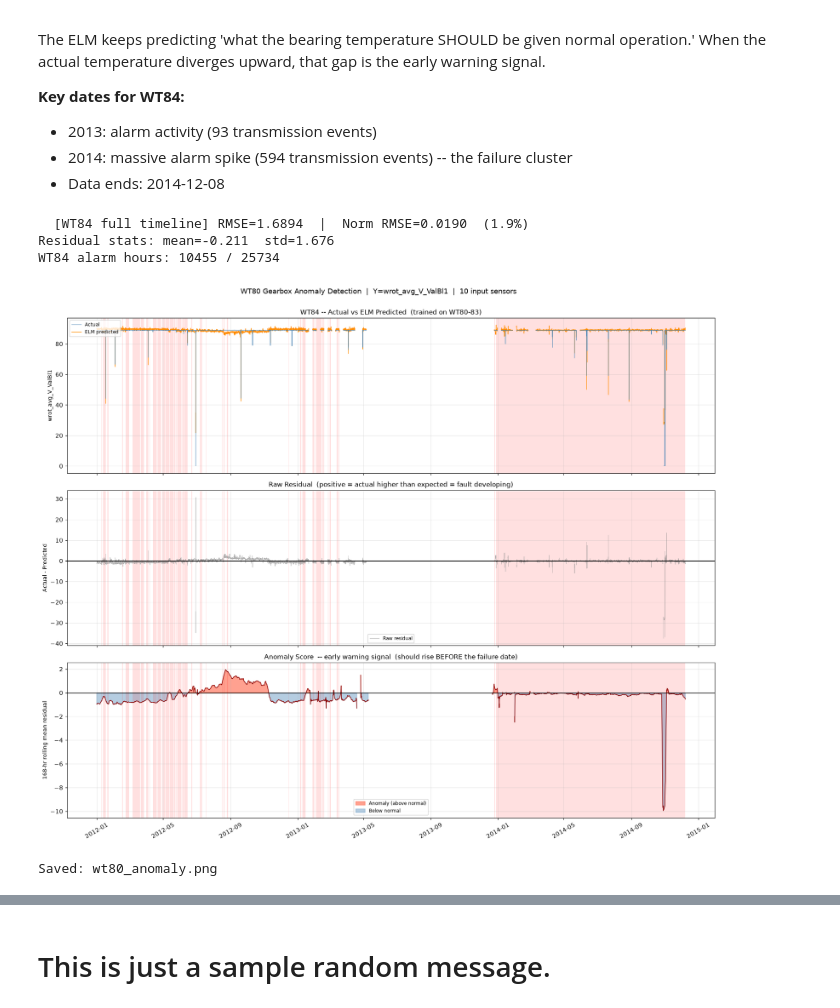
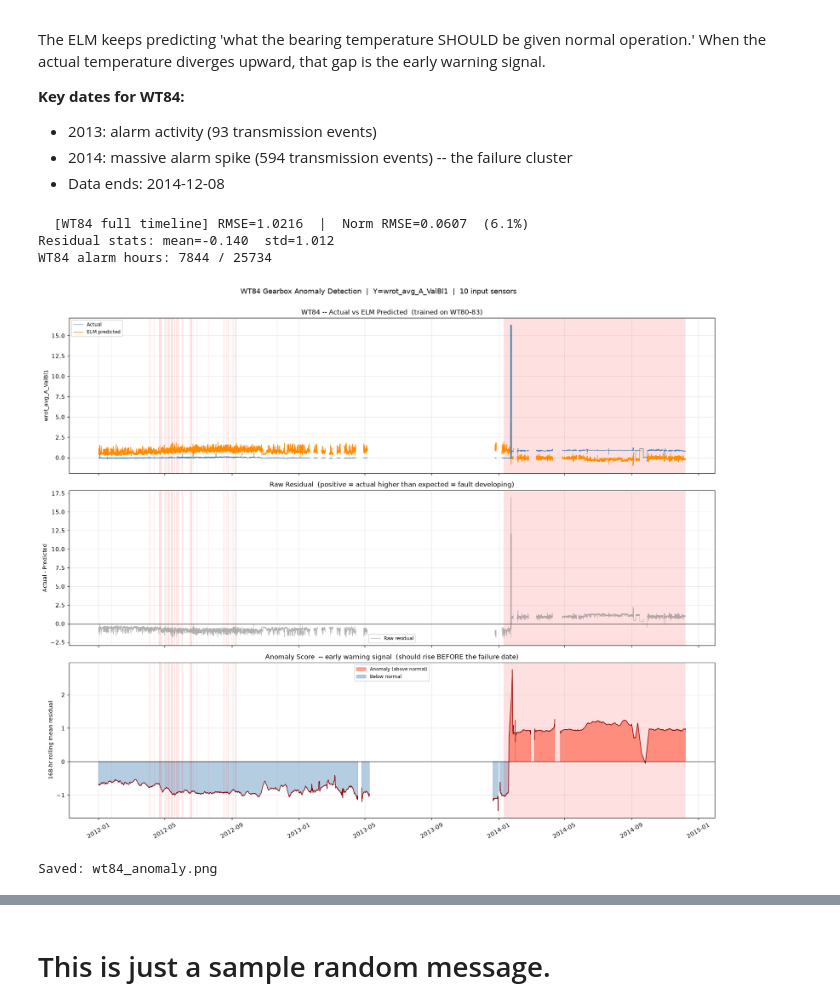
Before and after one commit to madisettydharmadeep-ai/dt-wind-sense, a Jupyter notebook: FUHRLANDER GITHUB REPO/python_pipeline.ipynb, the cells around one changed output, grey strips where cells are left out. Cells and saved outputs as stored; diff of their text form; code cells hidden in the pictures.

Commit message:
feat: rebuild causal pipeline (raw 5-min features, data checks, causal prep)

```diff
--- a/FUHRLANDER GITHUB REPO/python_pipeline.ipynb
+++ b/FUHRLANDER GITHUB REPO/python_pipeline.ipynb
@@ -18,8 +18,8 @@ warnings.filterwarnings('ignore')
 
 # -- CHANGE THESE -----------------------------------------------------------
 DATASET_PATH = r"C:\Eminds pros\E-minds projects\fuhrlander\FUHRLANDER GITHUB REPO\dataset"
-TRAIN_IDS     = [81, 82, 83]       # turbines used for training
-TEST_ID       = 80            # turbine to run anomaly detection on
+TRAIN_IDS     = [80, 81, 82, 83]       # turbines used for training
+TEST_ID       = 84            # turbine to run anomaly detection on
 
 RESAMPLE_FREQ = "1h"                   # resample raw 5-min data to this
 RF_TREES      = 100                    # random forest trees per phase
@@ -28,8 +28,12 @@ ELM_K_RANGE   = [25, 50, 75, 100, 125, 150]  # hidden-neuron counts to try
 
 FAILURE_DATE  = None          # WT84 gearbox failure (approx)
 ANOMALY_WINDOW = 24 * 7               # rolling window in hours (1 week)
+
+SAVE_FREQ     = "5min"                # SAVED feature CSVs = RAW 5-min (for causal/window pipeline)
+OUTPUT_DIR    = r"C:\Eminds pros\E-minds projects\fuhrlander\FUHRLANDER GITHUB REPO\output"
 # ---------------------------------------------------------------------------
 
+os.makedirs(OUTPUT_DIR, exist_ok=True)
 plt.rcParams.update({'figure.dpi': 110, 'font.size': 10,
                       'axes.grid': True, 'grid.alpha': 0.3})
 print('Config OK')
@@ -389,9 +392,9 @@ rmse84, nrmse84 = elm.evaluate(X_wt84[ok84], y_wt84[ok84], label='WT84 full time
 print(f'Residual stats: mean={residual[ok84].mean():.3f}  std={residual[ok84].std():.3f}')
 print(f'WT84 alarm hours: {int(alarm_series.sum())} / {len(alarm_series)}')
 # %% [output]
-  [WT84 full timeline] RMSE=1.6894  |  Norm RMSE=0.0190  (1.9%)
-Residual stats: mean=-0.211  std=1.676
-WT84 alarm hours: 10455 / 25734
+  [WT84 full timeline] RMSE=1.0216  |  Norm RMSE=0.0607  (6.1%)
+Residual stats: mean=-0.140  std=1.012
+WT84 alarm hours: 7844 / 25734
 # %%
 fig, axs = plt.subplots(3, 1, figsize=(16, 13), sharex=True)
 failure = pd.Timestamp(FAILURE_DATE) if FAILURE_DATE else None
@@ -412,35 +415,35 @@ ax = axs[1]
 ax.plot(ts_wt84, residual, lw=0.5, color='grey', alpha=0.6, label='Raw residual')
 ax.axhline(0, color='black', lw=0.8)
 for s, e in zip(alarm_starts, alarm_ends):
     ax.axvspan(s, e, color='red', alpha=0.12, linewidth=0)
 if failure: ax.axvline(failure, color='red', lw=1.5, linestyle='--')
 ax.set_ylabel('Actual - Predicted', fontsize=9)
 ax.set_title('Raw Residual  (positive = actual higher than expected = fault developing)', fontsize=11)
 ax.legend(fontsize=8)
 
 # ---- Panel 3: Rolling anomaly score ---------------------------------------
 ax = axs[2]
 ax.fill_between(ts_wt84, 0, anomaly_score,
                 where=anomaly_score > 0, color='tomato',  alpha=0.6, label='Anomaly (above normal)')
 ax.fill_between(ts_wt84, 0, anomaly_score,
                 where=anomaly_score <= 0, color='steelblue', alpha=0.4, label='Below normal')
 ax.plot(ts_wt84, anomaly_score, lw=1.0, color='darkred')
 ax.axhline(0, color='black', lw=0.8)
 for s, e in zip(alarm_starts, alarm_ends):
     ax.axvspan(s, e, color='red', alpha=0.12, linewidth=0)
 if failure: ax.axvline(failure, color='red', lw=1.5, linestyle='--', label=f'Failure marker ({FAILURE_DATE})')
 ax.set_ylabel(f'{ANOMALY_WINDOW}-hr rolling mean residual', fontsize=9)
 ax.set_title('Anomaly Score  -- early warning signal  (should rise BEFORE the failure date)', fontsize=11)
 ax.legend(fontsize=8)
 ax.xaxis.set_major_formatter(mdates.DateFormatter('%Y-%m'))
 ax.tick_params(axis='x', rotation=30)
 
-fig.suptitle(f'WT80 Gearbox Anomaly Detection  |  Y={Y_VAR[:40]}  |  {MAX_VARS} input sensors',
+fig.suptitle(f'WT84 Gearbox Anomaly Detection  |  Y={Y_VAR[:40]}  |  {MAX_VARS} input sensors',
              fontsize=12, y=1.002)
 plt.tight_layout()
-plt.savefig('wt80_anomaly.png', dpi=120, bbox_inches='tight')
+plt.savefig('wt84_anomaly.png', dpi=120, bbox_inches='tight')
 plt.show()
-print('Saved: wt80_anomaly.png')
+print('Saved: wt84_anomaly.png')
 # %% [output]
-[figure, old version]
+[figure, new version]
-Saved: wt80_anomaly.png
+Saved: wt84_anomaly.png
```
Also changed, not shown: parts of 6 cells of this notebook, 9 other files.
